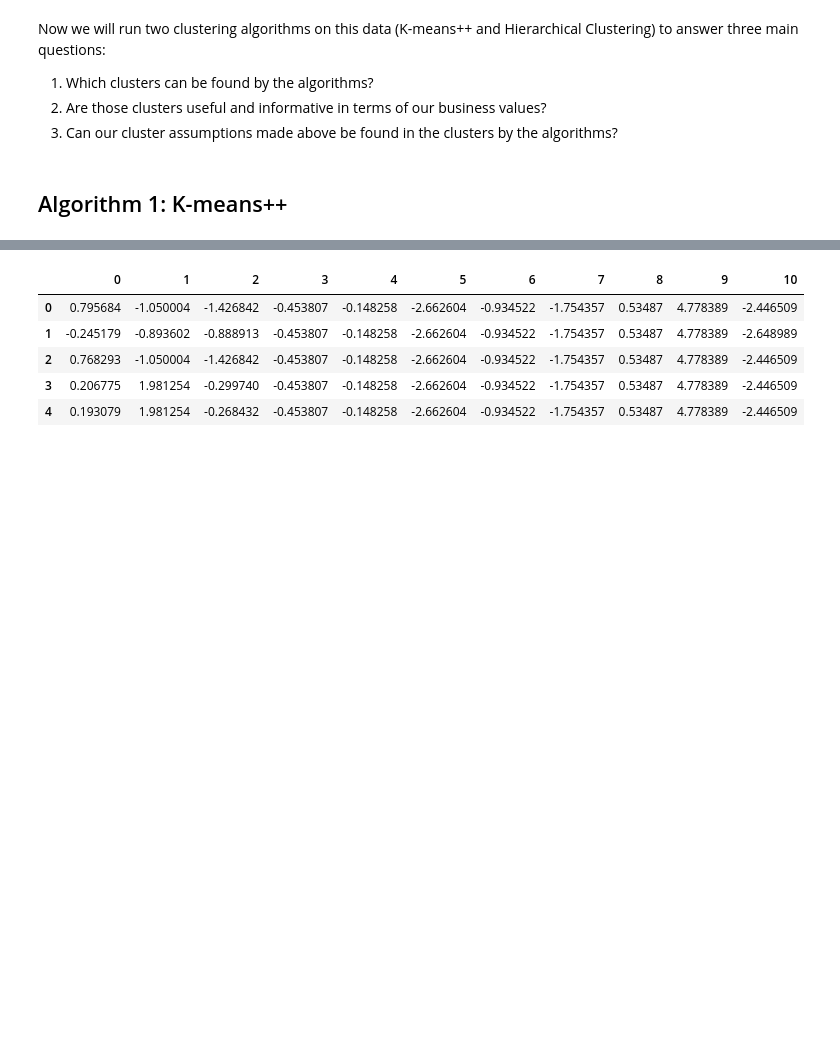
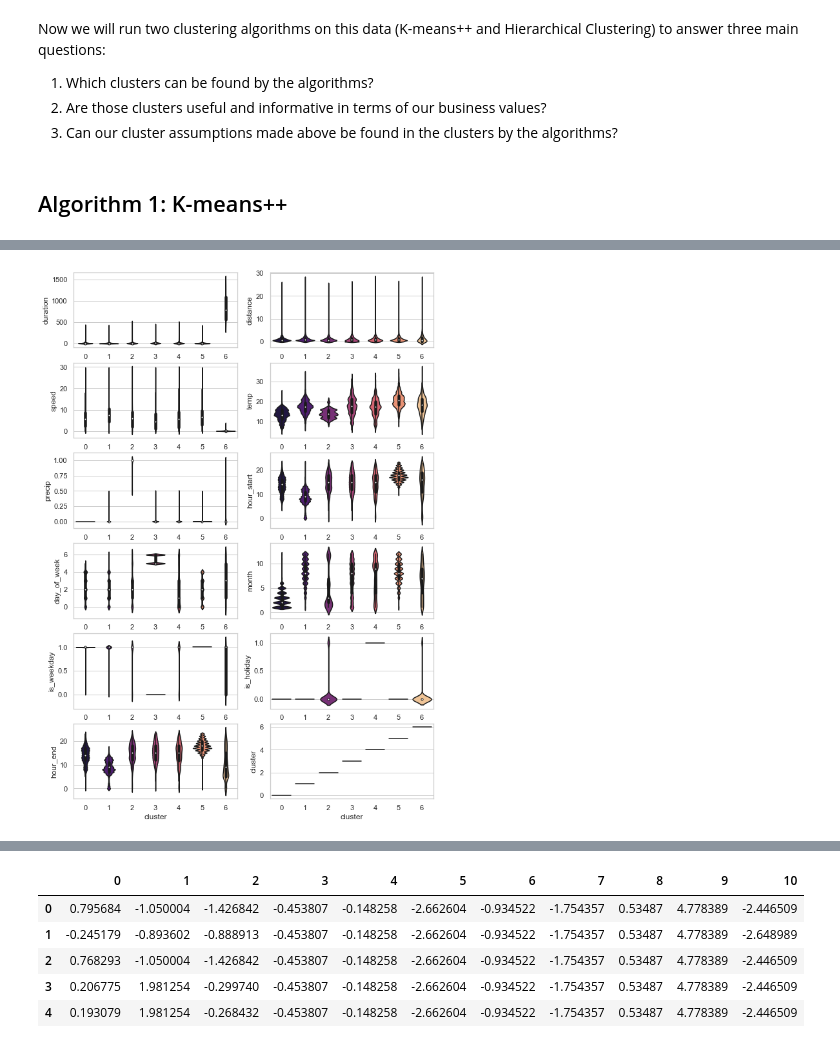
Before and after one commit to katekuian/aa_2021_magma, a Jupyter notebook: 03_cluster_analysis/01_cluster_trip_types.ipynb, the cells around one changed output, grey strips where cells are left out. Cells and saved outputs as stored; diff of their text form; code cells hidden in the pictures; blank space fills up the shorter version.

```diff
--- a/03_cluster_analysis/01_cluster_trip_types.ipynb
+++ b/03_cluster_analysis/01_cluster_trip_types.ipynb
@@ -143,0 +141,14 @@ X_scaled_df["y"] = best_means.predict(X_scaled)
+# %%
+fig, axs = plt.subplots(6,2)
+fig.set_size_inches(10,15)
+plots_row = 0
+plots_col = 0
+for col in X.columns:
+    sns.violinplot(x=X["cluster"], y=X[col], data=X, palette="magma",  ax=axs[plots_row][plots_col])
+    if plots_col == 1:
+        plots_row = plots_row + 1
+        plots_col = 0
+    else:
+        plots_col = 1
+# %% [output]
+[figure, added]
```
Also changed, not shown: parts of 20 cells of this notebook.
